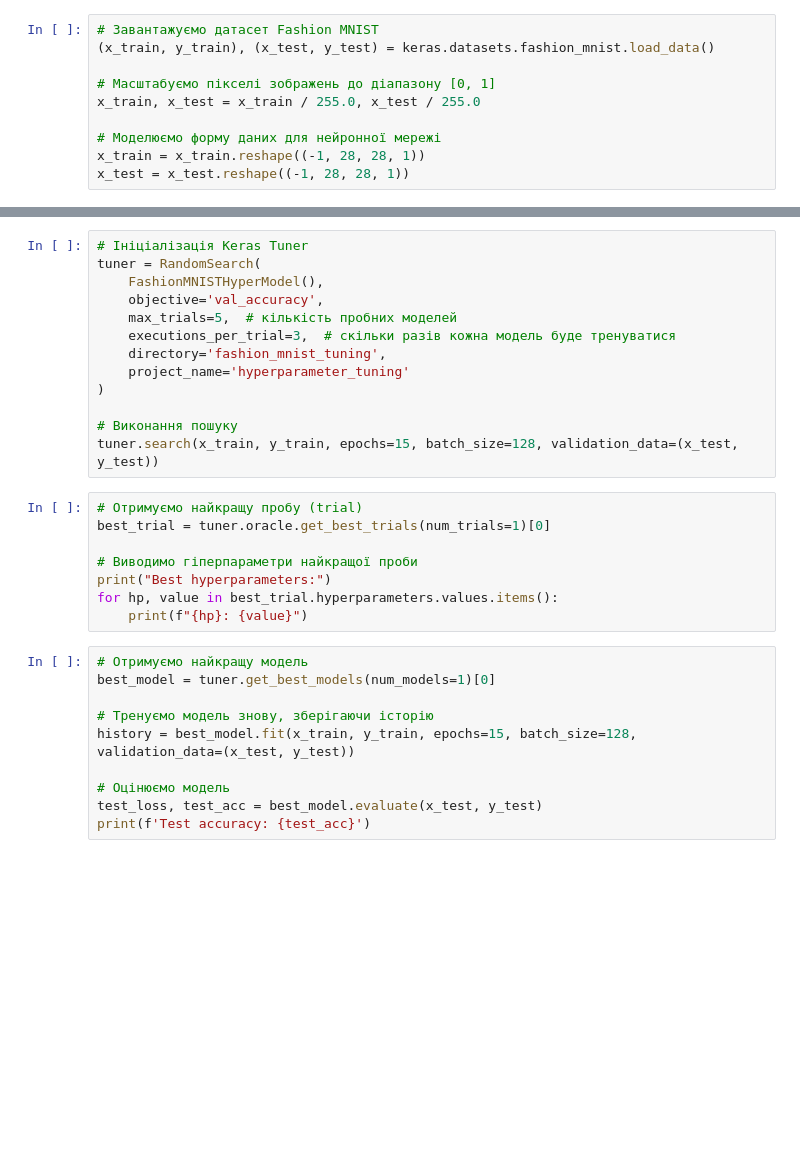
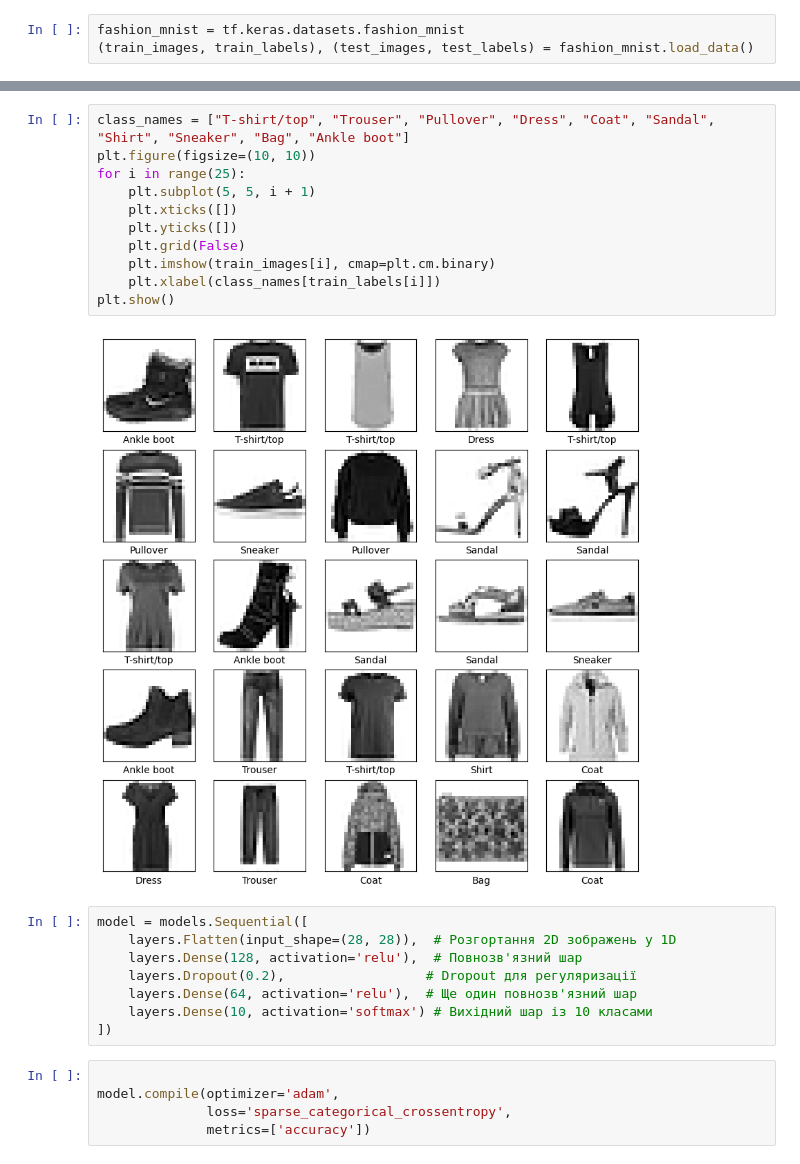
Before and after one commit to remmover/goit-ds-hws, a Jupyter notebook: Hw9/Hw9.ipynb, the cells around one changed output, grey strips where cells are left out. Drawn from its saved outputs; the diff is of its cells as text; blank space fills up the shorter version.

```diff
--- a/Hw9/Hw9.ipynb
+++ b/Hw9/Hw9.ipynb
@@ -7,12 +4,5 @@ from tensorflow.keras import regularizers
 import matplotlib.pyplot as plt
 import numpy as np
 # %%
-# Завантажуємо датасет Fashion MNIST
-(x_train, y_train), (x_test, y_test) = keras.datasets.fashion_mnist.load_data()
-
-# Масштабуємо пікселі зображень до діапазону [0, 1]
-x_train, x_test = x_train / 255.0, x_test / 255.0
-
-# Моделюємо форму даних для нейронної мережі
-x_train = x_train.reshape((-1, 28, 28, 1))
-x_test = x_test.reshape((-1, 28, 28, 1))
+fashion_mnist = tf.keras.datasets.fashion_mnist
+(train_images, train_labels), (test_images, test_labels) = fashion_mnist.load_data()
@@ -66,32 +21,27 @@ class FashionMNISTHyperModel(HyperModel):
 # %%
-# Ініціалізація Keras Tuner
-tuner = RandomSearch(
-    FashionMNISTHyperModel(),
-    objective='val_accuracy',
-    max_trials=5,  # кількість пробних моделей
-    executions_per_trial=3,  # скільки разів кожна модель буде тренуватися
-    directory='fashion_mnist_tuning',
-    project_name='hyperparameter_tuning'
-)
-
-# Виконання пошуку
-tuner.search(x_train, y_train, epochs=15, batch_size=128, validation_data=(x_test, y_test))
+class_names = ["T-shirt/top", "Trouser", "Pullover", "Dress", "Coat", "Sandal", "Shirt", "Sneaker", "Bag", "Ankle boot"]
+plt.figure(figsize=(10, 10))
+for i in range(25):
+    plt.subplot(5, 5, i + 1)
+    plt.xticks([])
+    plt.yticks([])
+    plt.grid(False)
+    plt.imshow(train_images[i], cmap=plt.cm.binary)
+    plt.xlabel(class_names[train_labels[i]])
+plt.show()
+# %% [output]
+[figure, added]
 # %%
-# Отримуємо найкращу пробу (trial)
-best_trial = tuner.oracle.get_best_trials(num_trials=1)[0]
-
-# Виводимо гіперпараметри найкращої проби
-print("Best hyperparameters:")
-for hp, value in best_trial.hyperparameters.values.items():
-    print(f"{hp}: {value}")
+model = models.Sequential([
+    layers.Flatten(input_shape=(28, 28)),  # Розгортання 2D зображень у 1D
+    layers.Dense(128, activation='relu'),  # Повнозв'язний шар
+    layers.Dropout(0.2),                  # Dropout для регуляризації
+    layers.Dense(64, activation='relu'),  # Ще один повнозв'язний шар
+    layers.Dense(10, activation='softmax') # Вихідний шар із 10 класами
+])
 # %%
-# Отримуємо найкращу модель
-best_model = tuner.get_best_models(num_models=1)[0]
 
-# Тренуємо модель знову, зберігаючи історію
-history = best_model.fit(x_train, y_train, epochs=15, batch_size=128, validation_data=(x_test, y_test))
-
-# Оцінюємо модель
-test_loss, test_acc = best_model.evaluate(x_test, y_test)
-print(f'Test accuracy: {test_acc}')
+model.compile(optimizer='adam',
+              loss='sparse_categorical_crossentropy',
+              metrics=['accuracy'])
 # %%
```
Also changed, not shown: parts of 9 cells of this notebook.
